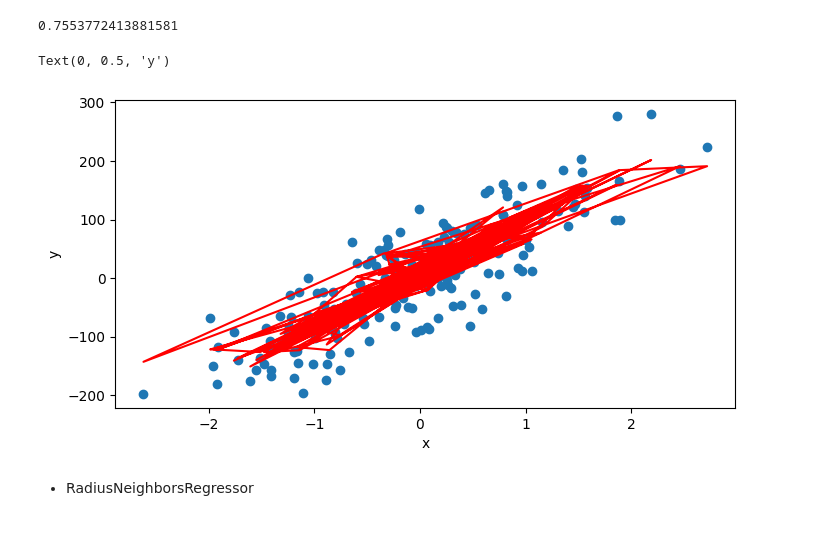
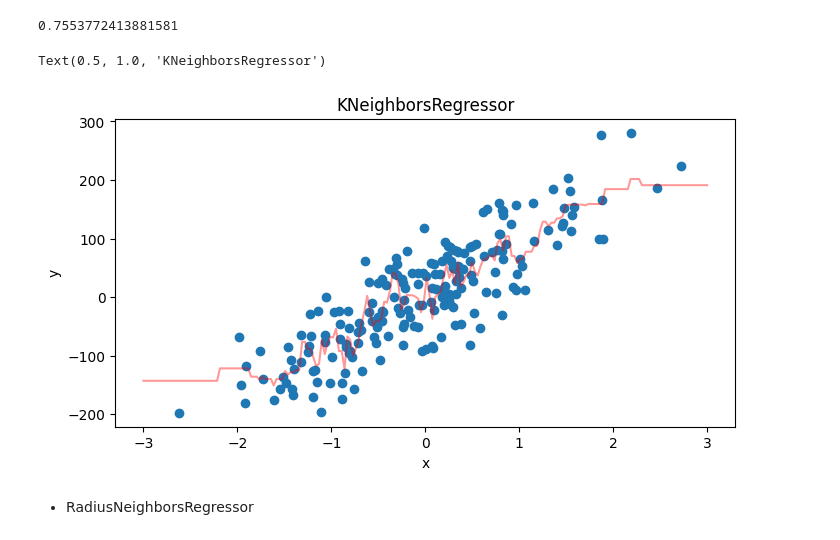
Before and after one commit to niangfniang/machine_learning, a Jupyter notebook: knn.ipynb, the cells around one changed output. Cells and saved outputs as stored; diff of their text form; code cells hidden in the pictures.

Commit message:
plot knn regressor and classifier with meshgrid

```diff
--- a/knn.ipynb
+++ b/knn.ipynb
@@ -87,14 +111,18 @@ model.score(x, y)
 # %% [output]
 0.7553772413881581
 # %%
+x_plot = np.linspace(-3, 3, 200).reshape(-1, 1)
+y_plot = model.predict(x_plot)
+
 plt.figure(figsize=(8, 4))
 plt.scatter(x, y)
-plt.plot(x, y_pred, c="r")
+plt.plot(x_plot, y_plot, c="r", alpha=0.4)
 plt.xlabel("x")
 plt.ylabel("y")
+plt.title("KNeighborsRegressor")
 # %% [output]
-Text(0, 0.5, 'y')
+Text(0.5, 1.0, 'KNeighborsRegressor')
-[figure, old version]
+[figure, new version]
 # %% [markdown]
 * RadiusNeighborsRegressor
 # %%
```
Also changed, not shown: parts of 7 cells of this notebook.
